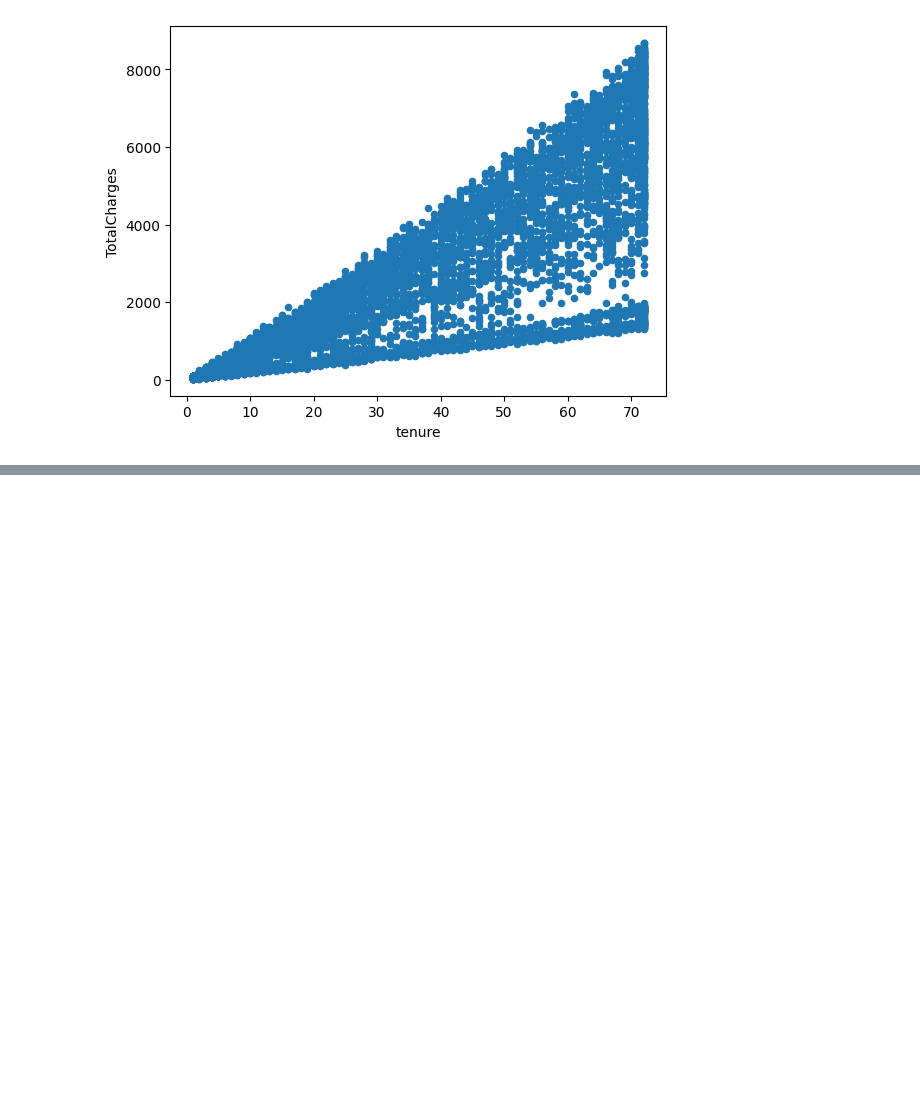
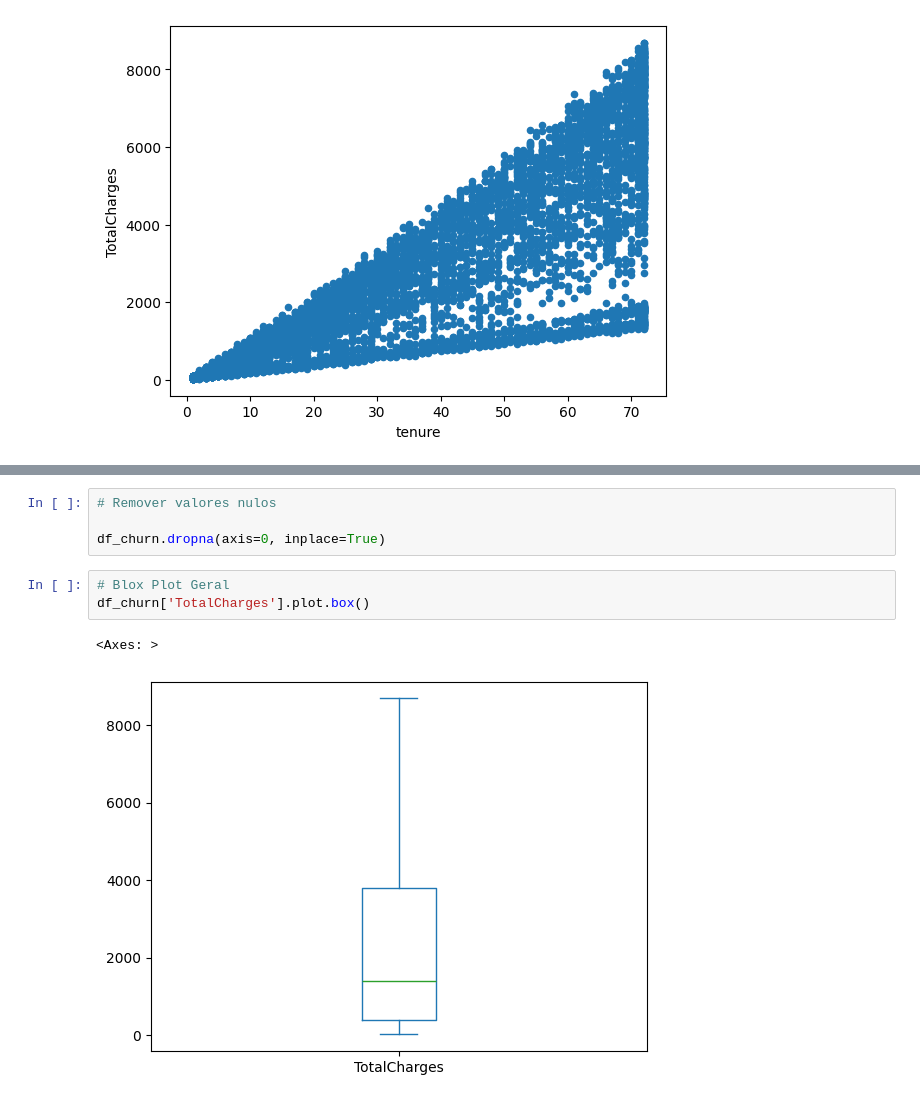
Before and after one commit to Weslley-Prado/eda, a Jupyter notebook: eda/eda_churn.ipynb, the cells around one changed output, grey strips where cells are left out. Saved outputs shown, nothing was run; the diff lists cells and outputs as text; blank space fills up the shorter version.

```diff
--- a/eda/eda_churn.ipynb
+++ b/eda/eda_churn.ipynb
@@ -867,0 +891,10 @@ df_churn.plot.scatter(x='tenure', y = 'TotalCharges')
+# %%
+# Remover valores nulos
+
+df_churn.dropna(axis=0, inplace=True)
+# %%
+# Blox Plot Geral
+df_churn['TotalCharges'].plot.box()
+# %% [output]
+<Axes: >
+[figure, added]
```
Also changed, not shown: parts of 5 cells of this notebook.
